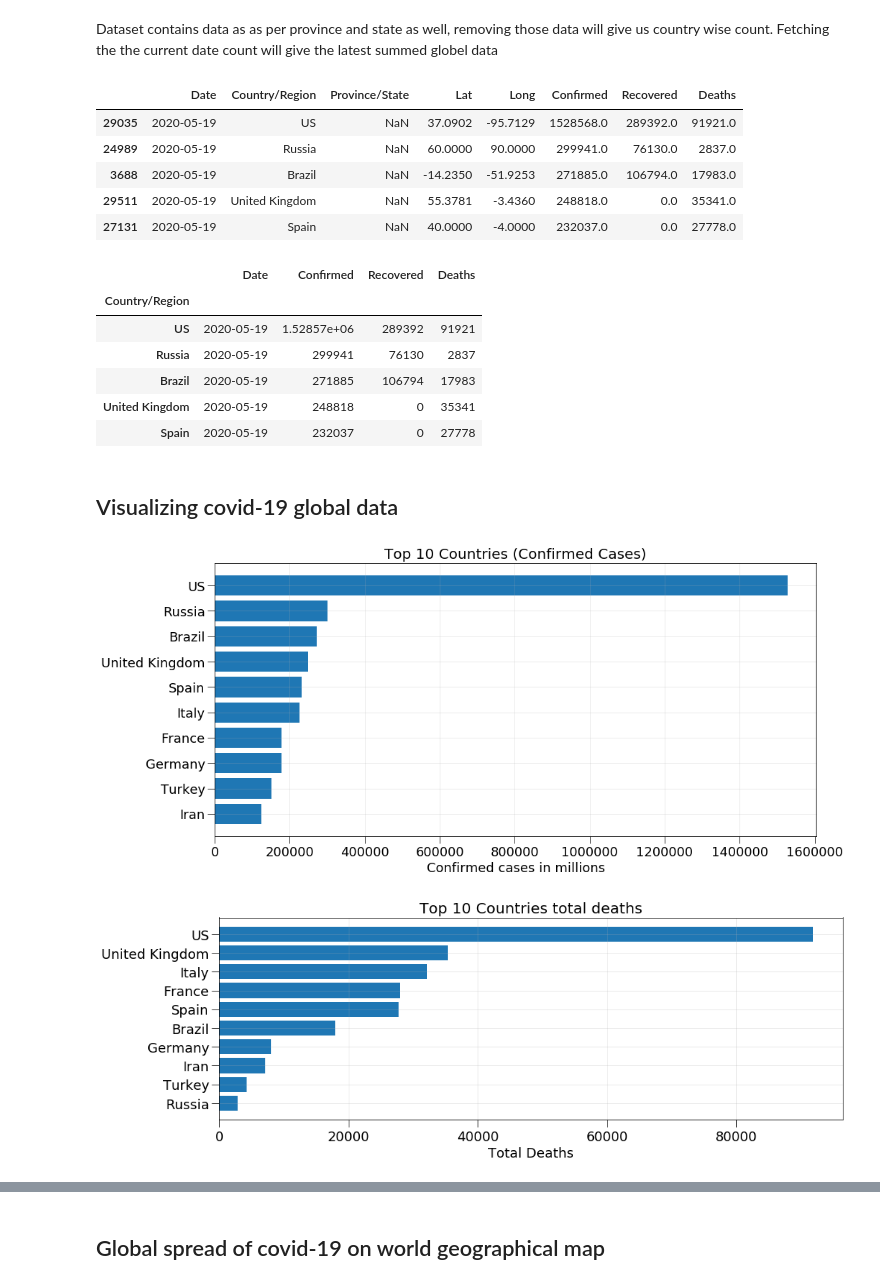
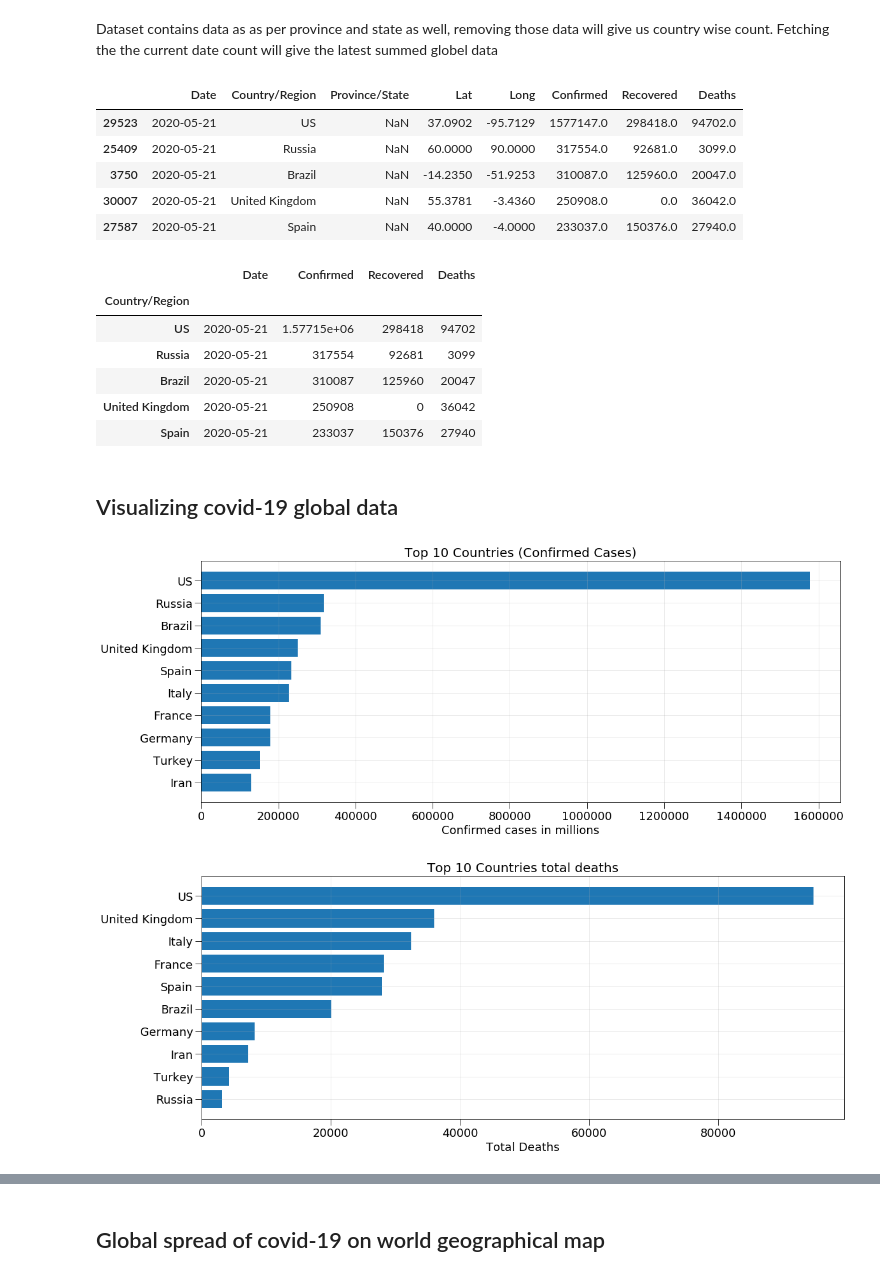
Before and after one commit to mayoor09/DataViz, a Jupyter notebook: covid-19/COVID-19 analysis visualization.ipynb, the cells around one changed output, grey strips where cells are left out. Saved outputs shown, nothing was run; the diff lists cells and outputs as text; code cells hidden in the pictures.

```diff
--- a/covid-19/COVID-19 analysis visualization.ipynb
+++ b/covid-19/COVID-19 analysis visualization.ipynb
@@ -41,14 +41,14 @@ df_countries = temp[temp['Date'] == '2020-05-19'].sort_values('Confirmed',ascend
 # %%
-df_countries = covid_data[covid_data['Date'] == '2020-05-19'].sort_values('Confirmed',ascending=False)
+df_countries = covid_data[covid_data['Date'] == '2020-05-21'].sort_values('Confirmed',ascending=False)
 # %%
 df_countries.head()
 # %% [output]
 |  | Date | Country/Region | Province/State | Lat | Long | Confirmed | Recovered | Deaths |
-| 29035 | 2020-05-19 | US | NaN | 37.0902 | -95.7129 | 1528568.0 | 289392.0 | 91921.0 |
-| 24989 | 2020-05-19 | Russia | NaN | 60.0000 | 90.0000 | 299941.0 | 76130.0 | 2837.0 |
-| 3688 | 2020-05-19 | Brazil | NaN | -14.2350 | -51.9253 | 271885.0 | 106794.0 | 17983.0 |
-| 29511 | 2020-05-19 | United Kingdom | NaN | 55.3781 | -3.4360 | 248818.0 | 0.0 | 35341.0 |
-| 27131 | 2020-05-19 | Spain | NaN | 40.0000 | -4.0000 | 232037.0 | 0.0 | 27778.0 |
+| 29523 | 2020-05-21 | US | NaN | 37.0902 | -95.7129 | 1577147.0 | 298418.0 | 94702.0 |
+| 25409 | 2020-05-21 | Russia | NaN | 60.0000 | 90.0000 | 317554.0 | 92681.0 | 3099.0 |
+| 3750 | 2020-05-21 | Brazil | NaN | -14.2350 | -51.9253 | 310087.0 | 125960.0 | 20047.0 |
+| 30007 | 2020-05-21 | United Kingdom | NaN | 55.3781 | -3.4360 | 250908.0 | 0.0 | 36042.0 |
+| 27587 | 2020-05-21 | Spain | NaN | 40.0000 | -4.0000 | 233037.0 | 150376.0 | 27940.0 |
 # %%
 #Remove unneccesary columns
 # %%
@@ -62,26 +62,26 @@ df_countries_10.head().style.background_gradient(cmap='Blues')
 # %% [output]
 |  | Date | Confirmed | Recovered | Deaths |
 | Country/Region |  |  |  |  |
-| US | 2020-05-19 | 1.52857e+06 | 289392 | 91921 |
-| Russia | 2020-05-19 | 299941 | 76130 | 2837 |
-| Brazil | 2020-05-19 | 271885 | 106794 | 17983 |
-| United Kingdom | 2020-05-19 | 248818 | 0 | 35341 |
-| Spain | 2020-05-19 | 232037 | 0 | 27778 |
+| US | 2020-05-21 | 1.57715e+06 | 298418 | 94702 |
+| Russia | 2020-05-21 | 317554 | 92681 | 3099 |
+| Brazil | 2020-05-21 | 310087 | 125960 | 20047 |
+| United Kingdom | 2020-05-21 | 250908 | 0 | 36042 |
+| Spain | 2020-05-21 | 233037 | 150376 | 27940 |
 # %% [markdown]
 ## Visualizing covid-19 global data
 # %%
-plt.figure(figsize=(15,7))
+plt.figure(figsize=(18,7))
 plt.barh(df_countries_10['Confirmed'].sort_values().index,df_countries_10['Confirmed'].sort_values().values,data=df)
 
 plt.tick_params(size=10,labelsize = 18)
 plt.xlabel("Confirmed cases in millions",fontsize=18)
 plt.title("Top 10 Countries (Confirmed Cases)",fontsize=20)
 plt.grid(alpha=0.3)
 plt.savefig('Confirmed_cases.png')
 # %% [output]
-[figure, old version]
+[figure, new version]
 # %%
-plt.figure(figsize=(15,7))
+plt.figure(figsize=(18,7))
 plt.barh(df_countries_10['Deaths'].sort_values().index,df_countries_10['Deaths'].sort_values().values,data=df)
 
 plt.tick_params(size=10,labelsize = 18)
@@ -90,5 +90,5 @@ plt.title("Top 10 Countries total deaths",fontsize=20)
 plt.grid(alpha=0.3)
 plt.savefig('Total_Deaths.png')
 # %% [output]
-[figure, old version]
+[figure, new version]
 # %%
```
Also changed, not shown: parts of 7 cells of this notebook.
